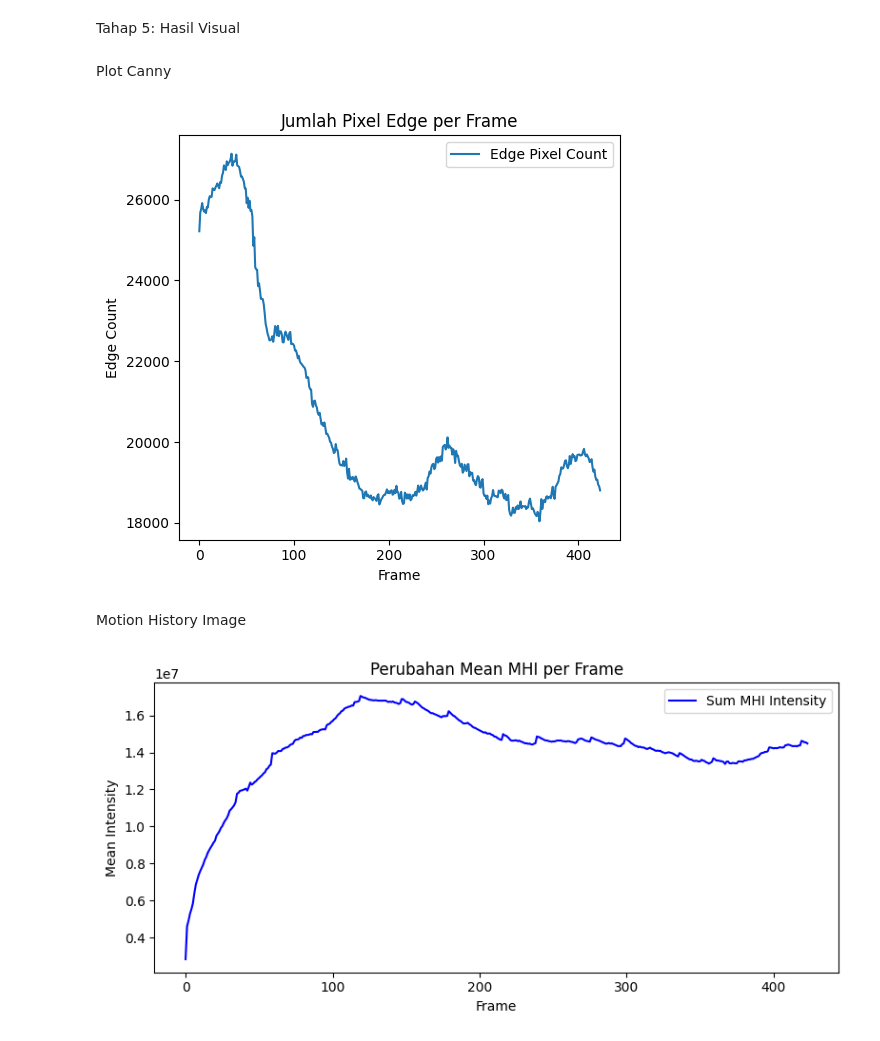
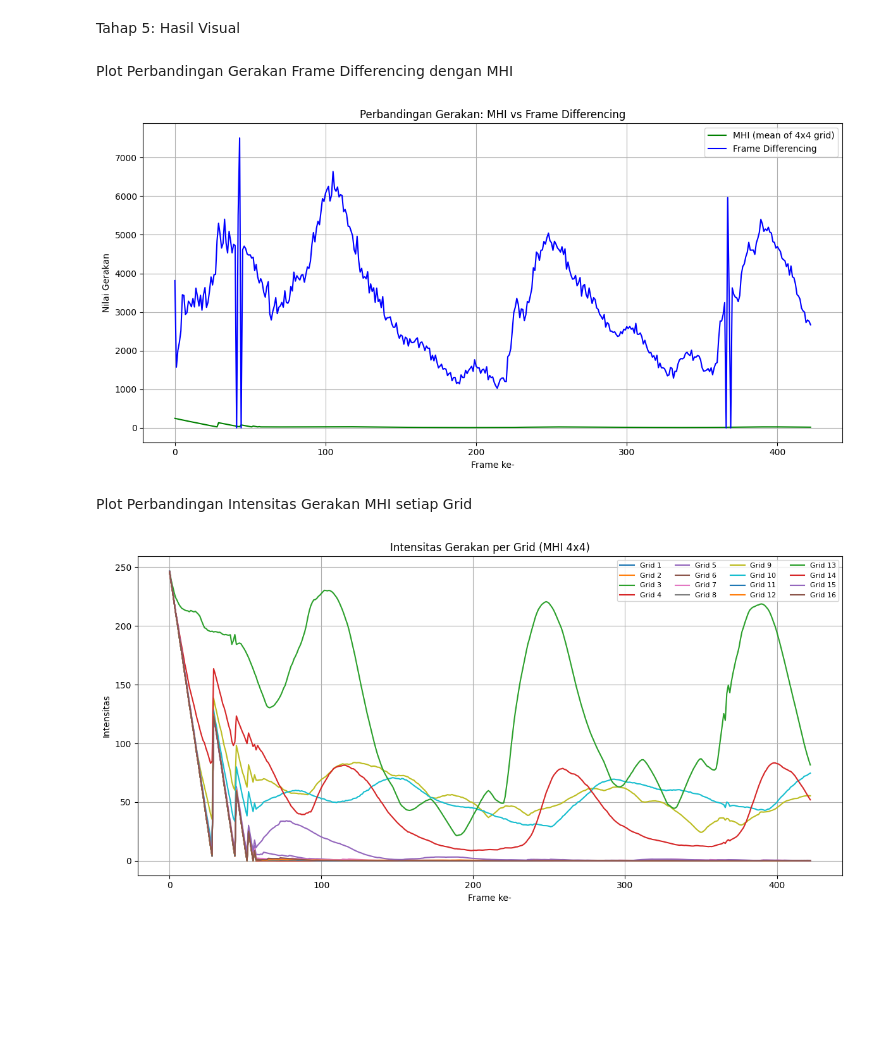
Before and after one commit to rapilap/Rekfit_Vid, a Jupyter notebook: 10122099.ipynb, the cells around one changed output. Cells and saved outputs as stored; diff of their text form; code cells hidden in the pictures; blank space fills up the shorter version.

Commit message:
change canny edge into frame differencing

```diff
--- a/10122099.ipynb
+++ b/10122099.ipynb
@@ -166,38 +225,44 @@ Fitur MHI per frame berhasil disimpan ke mhi_features.csv.
 # %% [markdown]
 Tahap 5: Hasil Visual
 # %% [markdown]
-Plot Canny
+Plot Perbandingan Gerakan Frame Differencing dengan MHI
 # %%
-df = pd.read_csv('canny_features.csv')
-frames = range(len(df))
+import pandas as pd
+import matplotlib.pyplot as plt
 
-plt.figure(figsize=(10,5))
+df_mhi = pd.read_csv("fitur_mhi.csv")
+mhi_mean_per_frame = df_mhi.mean(axis=1)
 
-plt.subplot(1,2,1)
-plt.plot(frames, edge_counts, label='Edge Pixel Count')
-plt.xlabel('Frame')
-plt.ylabel('Edge Count')
-plt.title('Jumlah Pixel Edge per Frame')
+df_diff = pd.read_csv("frame_differencing.csv")
+diff_values = df_diff.iloc[:, 0]
+
+plt.figure(figsize=(12, 6))
+plt.plot(mhi_mean_per_frame, label='MHI (mean of 4x4 grid)', color='green')
+
+if len(mhi_mean_per_frame) == len(diff_values):
+    plt.plot(diff_values, label='Frame Differencing', color='blue')
+
+plt.title("Perbandingan Gerakan: MHI vs Frame Differencing")
+plt.xlabel("Frame ke-")
+plt.ylabel("Nilai Gerakan")
 plt.legend()
-
+plt.grid(True)
 plt.tight_layout()
 plt.show()
 # %% [output]
-[figure, old version]
+[figure, new version]
 # %% [markdown]
-Motion History Image
+Plot Perbandingan Intensitas Gerakan MHI setiap Grid
 # %%
-df = pd.read_csv('mhi_features.csv')
-frames = range(len(df))
-
-plt.figure(figsize=(8,4))
-plt.plot(frames, df['Sum'], label='Sum MHI Intensity', color='blue')
-plt.xlabel('Frame')
-plt.ylabel('Mean Intensity')
-plt.title('Perubahan Mean MHI per Frame')
-plt.legend()
-
+plt.figure(figsize=(12, 6))
+for i in range(df_mhi.shape[1]):
+    plt.plot(df_mhi.iloc[:, i], label=f'Grid {i+1}')
+plt.title("Intensitas Gerakan per Grid (MHI 4x4)")
+plt.xlabel("Frame ke-")
+plt.ylabel("Intensitas")
+plt.legend(ncol=4, fontsize=8)
+plt.grid(True)
 plt.tight_layout()
 plt.show()
 # %% [output]
-[figure, old version]
+[figure, new version]
```
Also changed, not shown: parts of 6 cells of this notebook, 4 other files.
